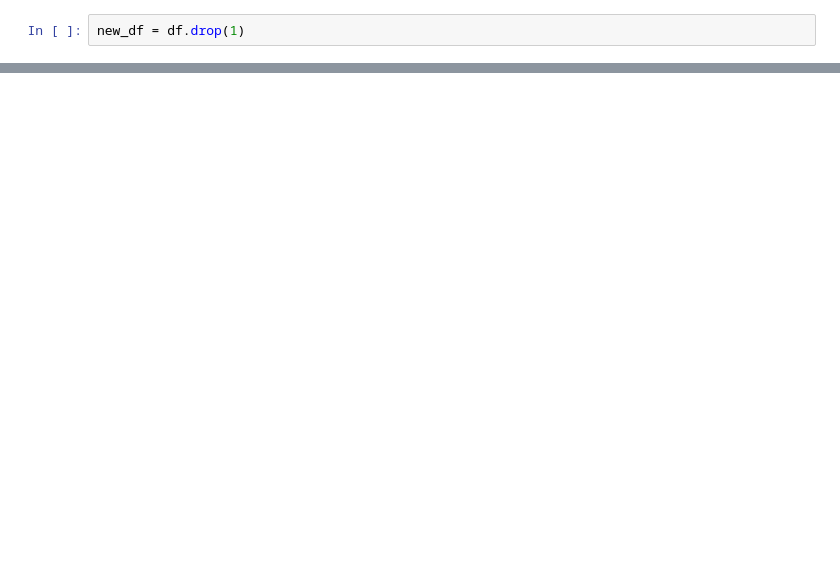
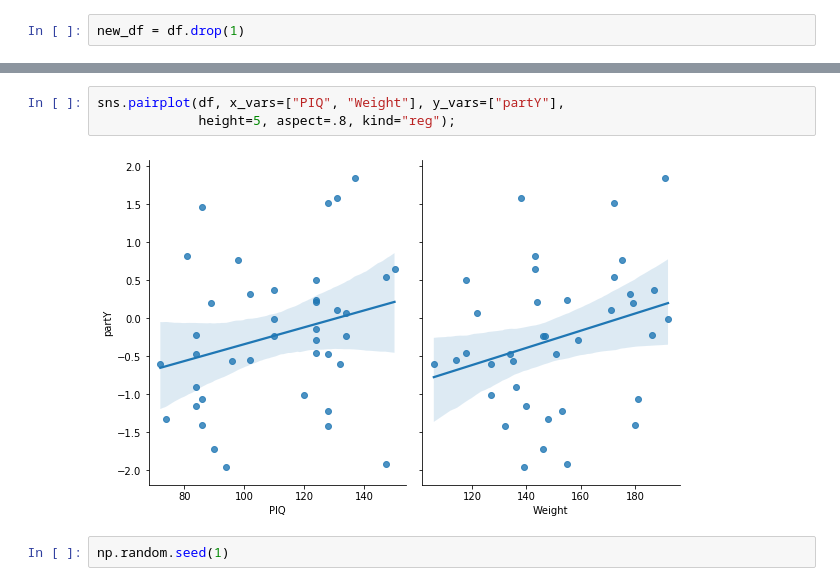
Before and after one commit to danibene/Benesch-D-QLSC612, a Jupyter notebook: practical/my_analysis.ipynb, the cells around one changed output, grey strips where cells are left out. Saved outputs shown, nothing was run; the diff lists cells and outputs as text; blank space fills up the shorter version.

Commit message:
Added visualization

```diff
--- a/practical/my_analysis.ipynb
+++ b/practical/my_analysis.ipynb
@@ -44,0 +88,7 @@ model.summary()
+# %%
+sns.pairplot(df, x_vars=["PIQ", "Weight"], y_vars=["partY"],
+             height=5, aspect=.8, kind="reg");
+# %% [output]
+[figure, added]
+# %%
+np.random.seed(1)
```
Also changed, not shown: parts of 7 cells of this notebook.
